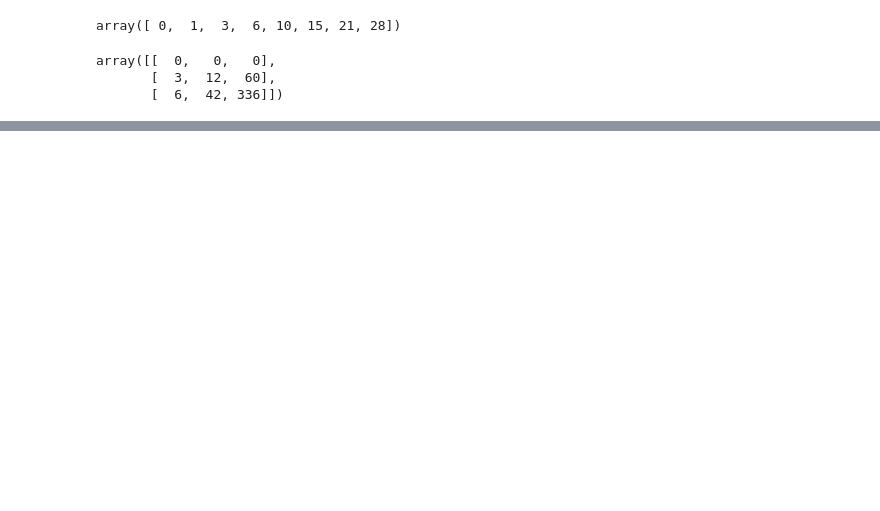
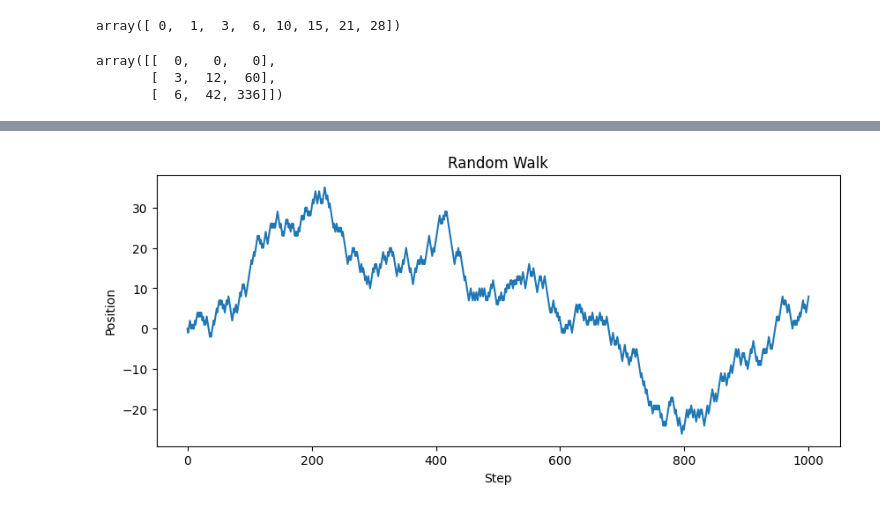
Before and after one commit to MAZIZHUO/my_project, a Jupyter notebook: 09_pyda-2e_study/04_numpy_basics.ipynb, the cells around one changed output, grey strips where cells are left out. Saved outputs shown, nothing was run; the diff lists cells and outputs as text; code cells hidden in the pictures; blank space fills up the shorter version.

```diff
--- a/09_pyda-2e_study/04_numpy_basics.ipynb
+++ b/09_pyda-2e_study/04_numpy_basics.ipynb
@@ -448,0 +655,27 @@ array([[  0,   0,   0],
+# %%
+import random
+import matplotlib.pyplot as plt
+
+# 随机游走步数
+nsteps = 1000
+
+# 初始位置
+position = 0
+
+# 保存每一步的位置
+walk = [position]
+
+for i in range(nsteps):
+    step = 1 if random.randint(0, 1) else -1
+    position += step
+    walk.append(position)
+
+# 画图
+plt.figure(figsize=(10, 4))
+plt.plot(walk)
+plt.title("Random Walk")
+plt.xlabel("Step")
+plt.ylabel("Position")
+plt.show()
+# %% [output]
+[figure, added]
```
Also changed, not shown: parts of 41 cells of this notebook, 4 other files.
